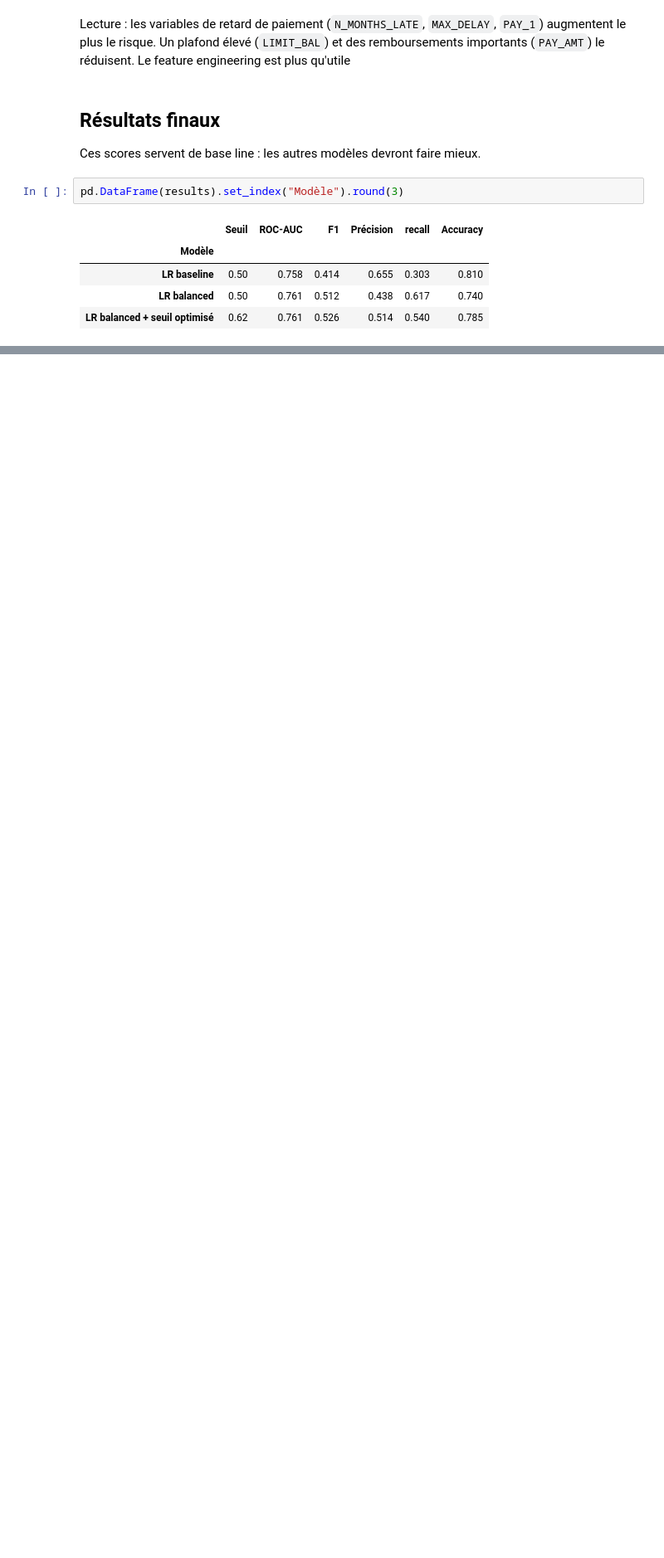
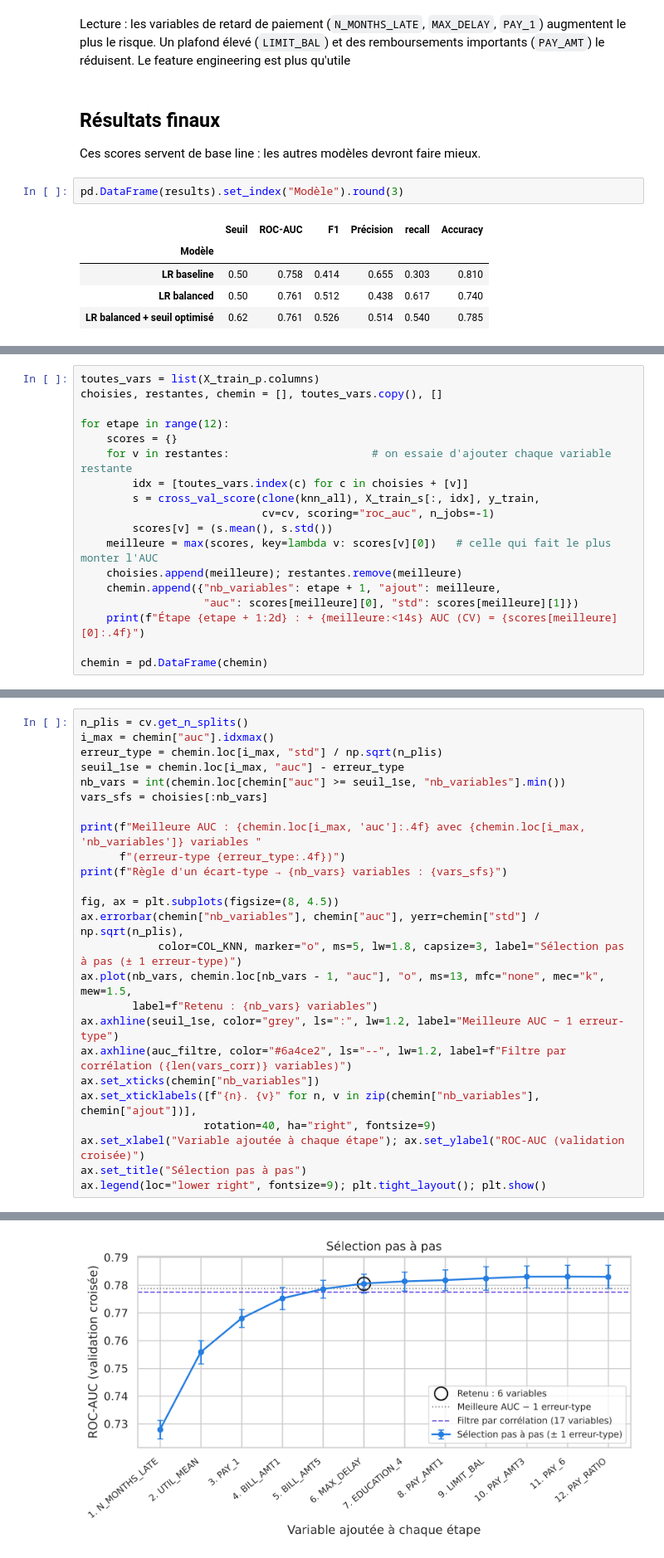
Before and after one commit to 4n1onin/ML, a Jupyter notebook: data/credit_risk_logistic_regression.ipynb, the cells around one changed output, grey strips where cells are left out. Shown at 83% size. Saved outputs shown, nothing was run; the diff lists cells and outputs as text; blank space fills up the shorter version.

```diff
--- a/data/credit_risk_logistic_regression.ipynb
+++ b/data/credit_risk_logistic_regression.ipynb
@@ -374,0 +574,18 @@ pd.DataFrame(results).set_index("Modèle").round(3)
+# %%
+toutes_vars = list(X_train_p.columns)
+choisies, restantes, chemin = [], toutes_vars.copy(), []
+
+for etape in range(12):
+    scores = {}
+    for v in restantes:                      # on essaie d'ajouter chaque variable restante
+        idx = [toutes_vars.index(c) for c in choisies + [v]]
+        s = cross_val_score(clone(knn_all), X_train_s[:, idx], y_train,
+                            cv=cv, scoring="roc_auc", n_jobs=-1)
+        scores[v] = (s.mean(), s.std())
+    meilleure = max(scores, key=lambda v: scores[v][0])   # celle qui fait le plus monter l'AUC
+    choisies.append(meilleure); restantes.remove(meilleure)
+    chemin.append({"nb_variables": etape + 1, "ajout": meilleure,
+                   "auc": scores[meilleure][0], "std": scores[meilleure][1]})
+    print(f"Étape {etape + 1:2d} : + {meilleure:<14s} AUC (CV) = {scores[meilleure][0]:.4f}")
+
+chemin = pd.DataFrame(chemin)
@@ -374,0 +607,26 @@ pd.DataFrame(results).set_index("Modèle").round(3)
+# %%
+n_plis = cv.get_n_splits()
+i_max = chemin["auc"].idxmax()
+erreur_type = chemin.loc[i_max, "std"] / np.sqrt(n_plis)
+seuil_1se = chemin.loc[i_max, "auc"] - erreur_type
+nb_vars = int(chemin.loc[chemin["auc"] >= seuil_1se, "nb_variables"].min())
+vars_sfs = choisies[:nb_vars]
+
+print(f"Meilleure AUC : {chemin.loc[i_max, 'auc']:.4f} avec {chemin.loc[i_max, 'nb_variables']} variables "
+      f"(erreur-type {erreur_type:.4f})")
+print(f"Règle d'un écart-type → {nb_vars} variables : {vars_sfs}")
+
+fig, ax = plt.subplots(figsize=(8, 4.5))
+ax.errorbar(chemin["nb_variables"], chemin["auc"], yerr=chemin["std"] / np.sqrt(n_plis),
+            color=COL_KNN, marker="o", ms=5, lw=1.8, capsize=3, label="Sélection pas à pas (± 1 erreur-type)")
+ax.plot(nb_vars, chemin.loc[nb_vars - 1, "auc"], "o", ms=13, mfc="none", mec="k", mew=1.5,
+        label=f"Retenu : {nb_vars} variables")
+ax.axhline(seuil_1se, color="grey", ls=":", lw=1.2, label="Meilleure AUC − 1 erreur-type")
+ax.axhline(auc_filtre, color="#6a4ce2", ls="--", lw=1.2, label=f"Filtre par corrélation ({len(vars_corr)} variables)")
+ax.set_xticks(chemin["nb_variables"])
+ax.set_xticklabels([f"{n}. {v}" for n, v in zip(chemin["nb_variables"], chemin["ajout"])],
+                   rotation=40, ha="right", fontsize=9)
+ax.set_xlabel("Variable ajoutée à chaque étape"); ax.set_ylabel("ROC-AUC (validation croisée)")
+ax.set_title("Sélection pas à pas")
+ax.legend(loc="lower right", fontsize=9); plt.tight_layout(); plt.show()
+# %% [output]
@@ -374,0 +635 @@ pd.DataFrame(results).set_index("Modèle").round(3)
+[figure, added]
```
Also changed, not shown: parts of 42 cells of this notebook.
